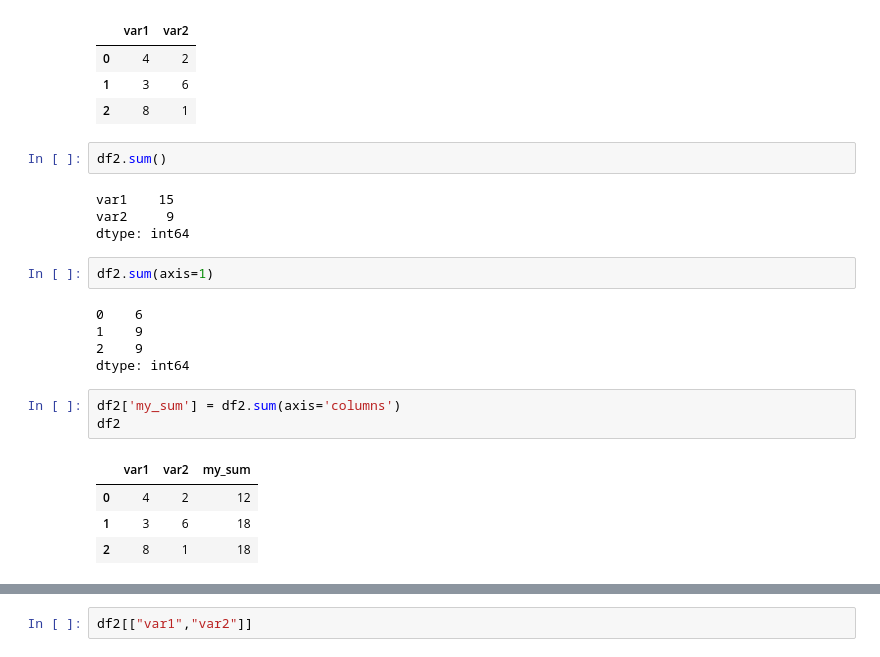
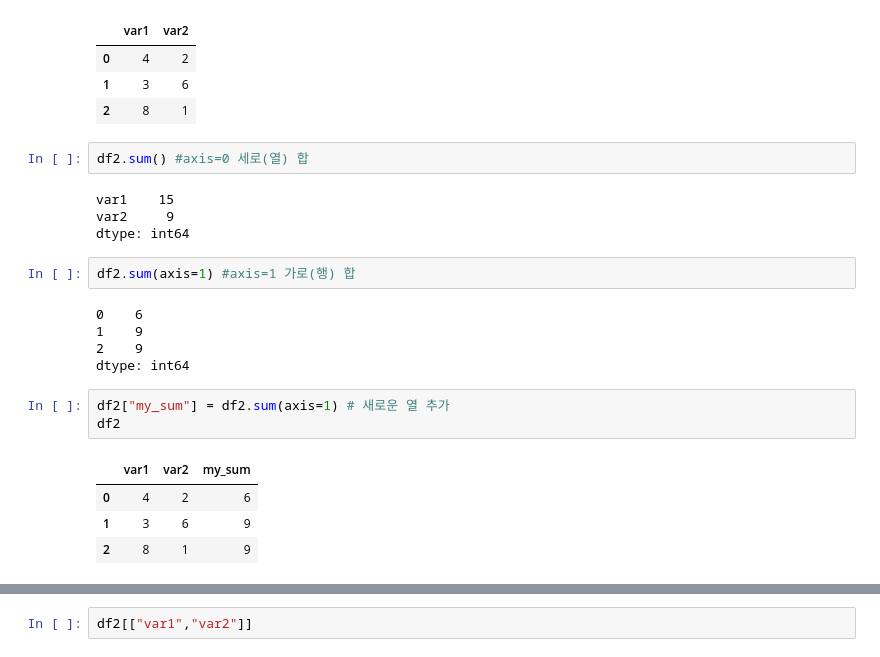
Before and after one commit to soyeonprincesss/2024-1-my-BDA, a Jupyter notebook: inclass/03w_0325_mon_ch05_dataframe_medium.ipynb, the cells around one changed output, grey strips where cells are left out. Drawn from its saved outputs; the diff is of its cells as text.

```diff
--- a/inclass/03w_0325_mon_ch05_dataframe_medium.ipynb
+++ b/inclass/03w_0325_mon_ch05_dataframe_medium.ipynb
@@ -405,24 +573,24 @@ df2
 | 0 | 4 | 2 |
 | 1 | 3 | 6 |
 | 2 | 8 | 1 |
-# %%
-df2.sum()
-# %% [output]
-var1    15
-var2     9
-dtype: int64
+# %%
+df2.sum() #axis=0 세로(열) 합
+# %% [output]
+var1    15
+var2     9
+dtype: int64
 # %%
-df2.sum(axis=1)
+df2.sum(axis=1) #axis=1 가로(행) 합
 # %% [output]
 0    6
 1    9
 2    9
 dtype: int64
 # %%
-df2['my_sum'] = df2.sum(axis='columns')
+df2["my_sum"] = df2.sum(axis=1) # 새로운 열 추가
 df2
 # %% [output]
 |  | var1 | var2 | my_sum |
-| 0 | 4 | 2 | 12 |
-| 1 | 3 | 6 | 18 |
-| 2 | 8 | 1 | 18 |
+| 0 | 4 | 2 | 6 |
+| 1 | 3 | 6 | 9 |
+| 2 | 8 | 1 | 9 |
```
Also changed, not shown: parts of 129 cells of this notebook.
